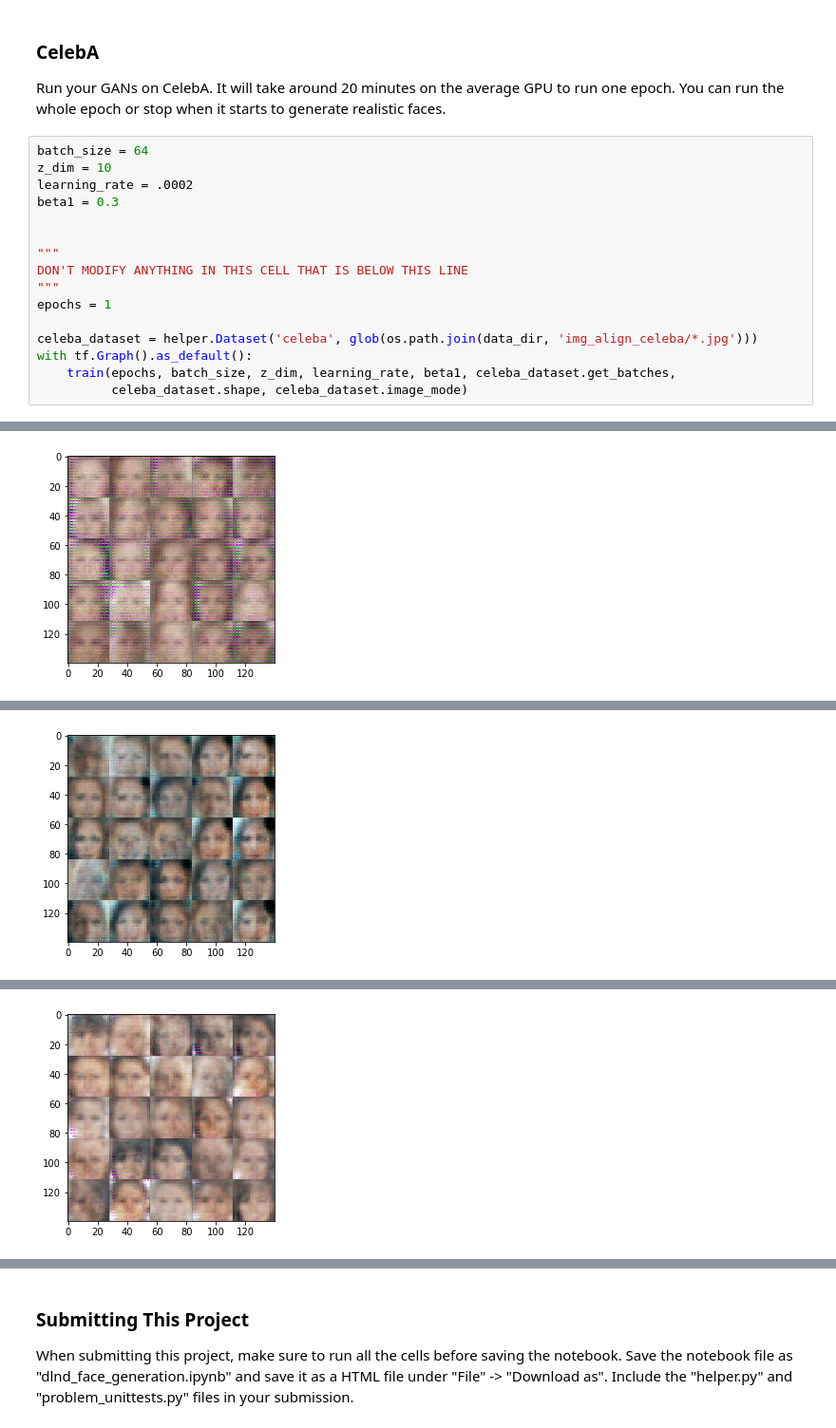
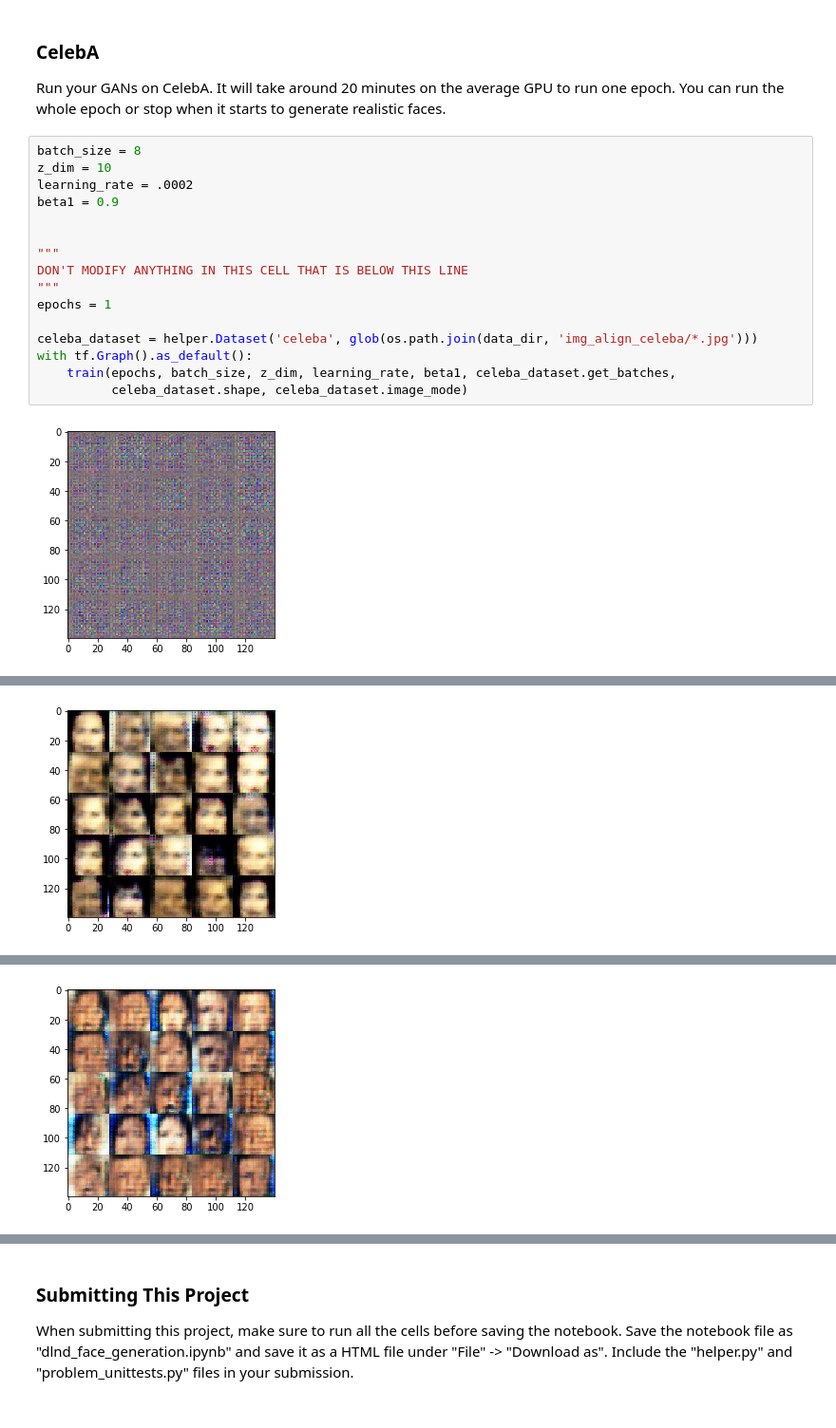
Before and after one commit to sjamthe/DLND, a Jupyter notebook: face_generation/dlnd_face_generation.ipynb, the cells around one changed output, grey strips where cells are left out. Shown at 95% size. Drawn from its saved outputs; the diff is of its cells as text.

```diff
--- a/face_generation/dlnd_face_generation.ipynb
+++ b/face_generation/dlnd_face_generation.ipynb
@@ -449,19 +480,20 @@ with tf.Graph().as_default():
 ### CelebA
 Run your GANs on CelebA.  It will take around 20 minutes on the average GPU to run one epoch.  You can run the whole epoch or stop when it starts to generate realistic faces.
 # %%
-batch_size = 64
+batch_size = 8
 z_dim = 10
 learning_rate = .0002
-beta1 = 0.3
+beta1 = 0.9
 
 
 """
 DON'T MODIFY ANYTHING IN THIS CELL THAT IS BELOW THIS LINE
 """
 epochs = 1
 
 celeba_dataset = helper.Dataset('celeba', glob(os.path.join(data_dir, 'img_align_celeba/*.jpg')))
 with tf.Graph().as_default():
     train(epochs, batch_size, z_dim, learning_rate, beta1, celeba_dataset.get_batches,
           celeba_dataset.shape, celeba_dataset.image_mode)
 # %% [output]
+[figure, new version]
@@ -471 +505 @@ with tf.Graph().as_default():
-[figure, old version]
+[figure, new version]
@@ -475 +511 @@ with tf.Graph().as_default():
-[figure, old version]
+[figure, new version]
@@ -479 +516,0 @@ with tf.Graph().as_default():
-[figure, old version]
```
Also changed, not shown: parts of 8 cells of this notebook, 1 other file.
